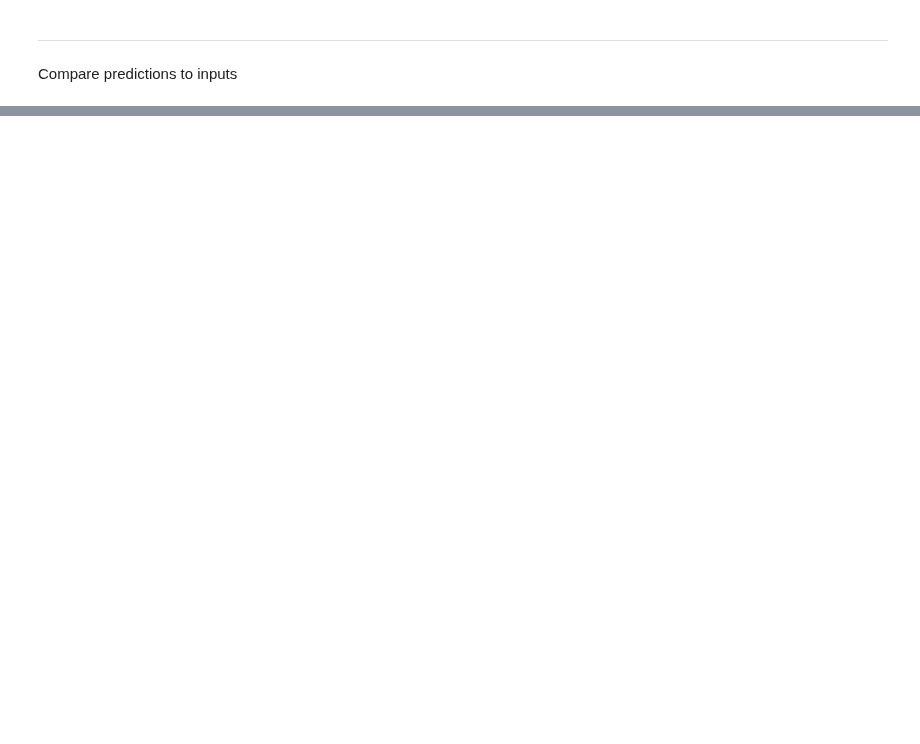
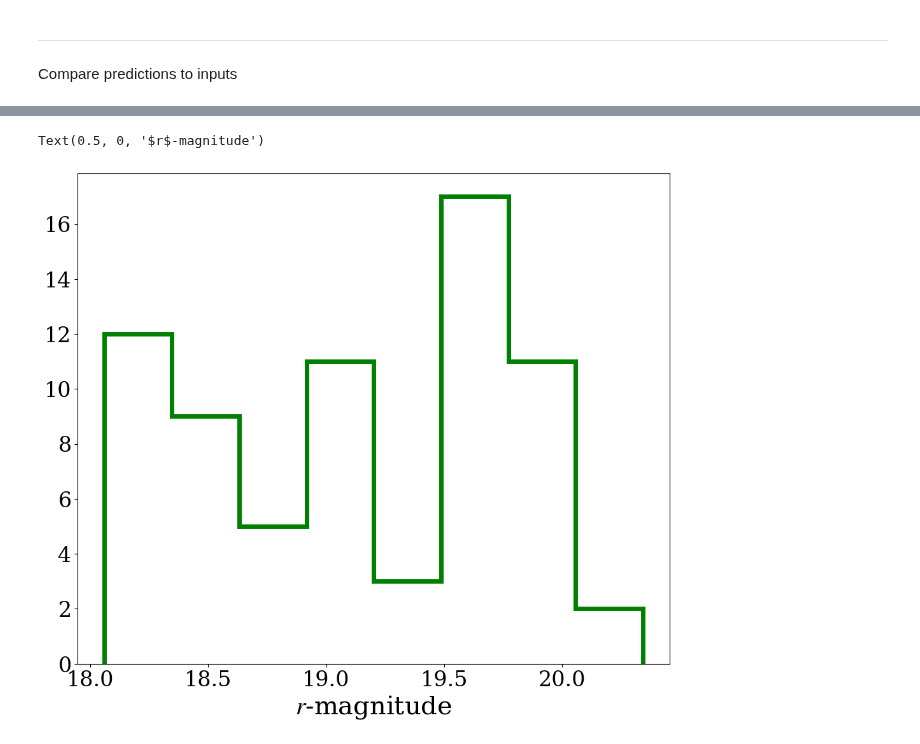
Before and after one commit to lsajkov/strw_mpdg, a Jupyter notebook: mpdg_run_som.ipynb, the cells around one changed output, grey strips where cells are left out. Cells and saved outputs as stored; diff of their text form; code cells hidden in the pictures; blank space fills up the shorter version.

```diff
--- a/mpdg_run_som.ipynb
+++ b/mpdg_run_som.ipynb
@@ -286,0 +276,19 @@ fig.colorbar(ax = ax, mappable = hb,
+# %%
+SOM_zs = SOM.prediction_results[:, 1]
+
+lo_stripe_idx = (SOM_zs < 0.4) & (SOM_zs > 0.35)
+hi_stripe_idx = (SOM_zs < 0.6) & (SOM_zs > 0.5)
+
+hi_stripe_r_mag = input_catalog_complete[-int(data_cut/2):][hi_stripe_idx]['r_mag']
+lo_stripe_r_mag = input_catalog_complete[-int(data_cut/2):][lo_stripe_idx]['r_mag']
+# %%
+fig = plt.figure(figsize = (12, 10))
+ax = fig.add_subplot()
+
+ax.hist(lo_stripe_r_mag, bins = 'auto',
+        histtype = 'step', color = 'green', linewidth = 5)
+
+ax.set_xlabel('$r$-magnitude')
+# %% [output]
+Text(0.5, 0, '$r$-magnitude')
+[figure, added]
```
Also changed, not shown: parts of 19 cells of this notebook, 3 other files.
